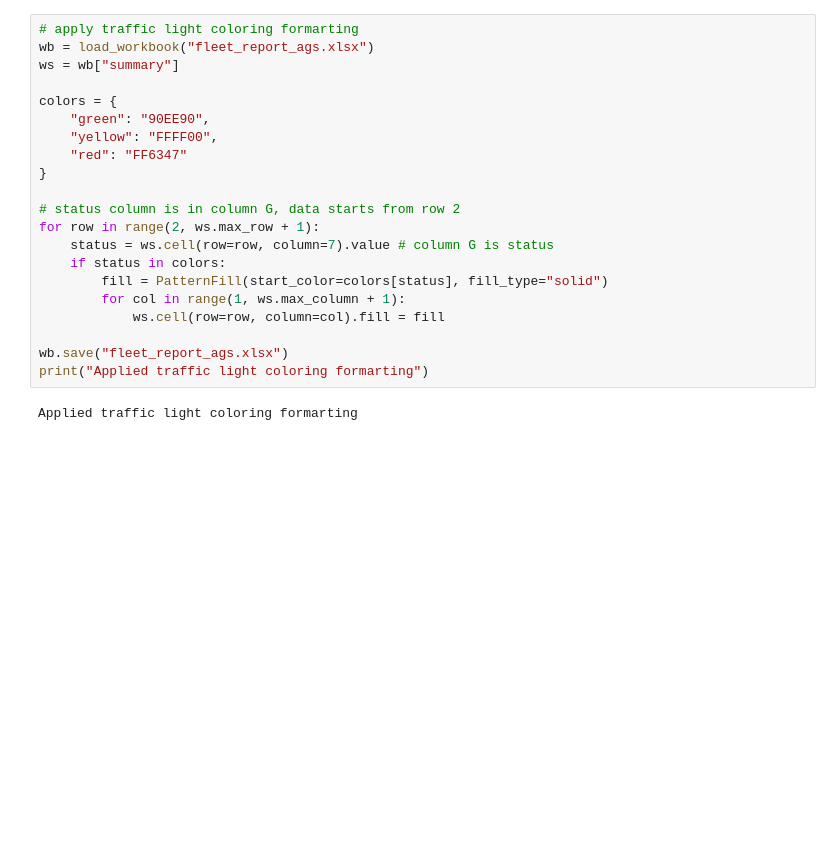
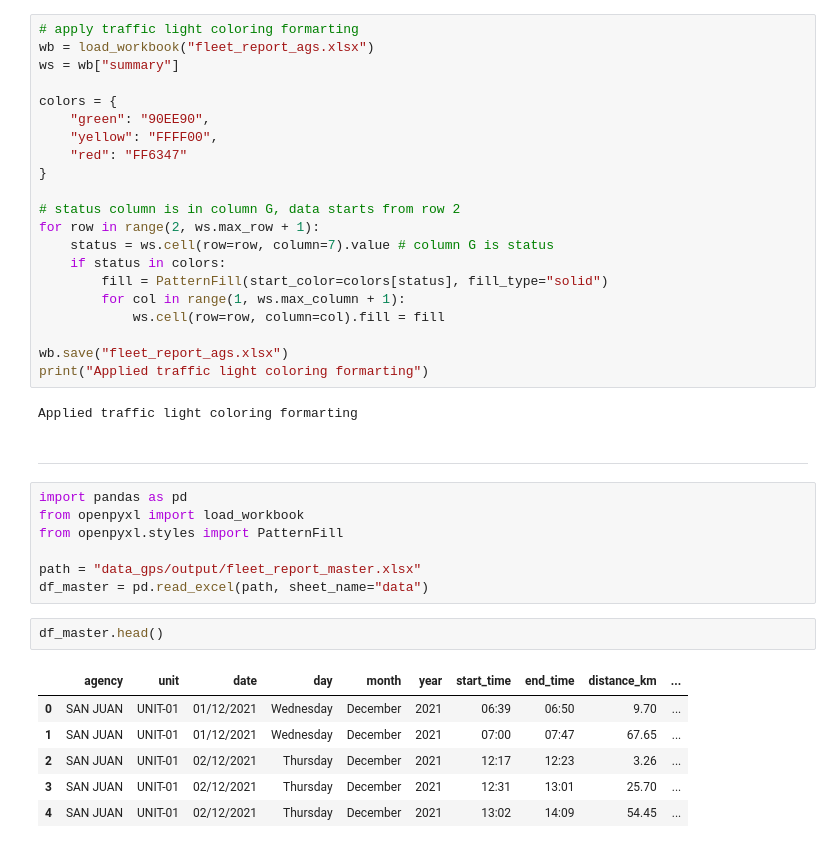
Before and after one commit to Daniel-jcVv/gps-fleet-analytics, a Jupyter notebook: analysis.ipynb, the cells around one changed output. Cells and saved outputs as stored; diff of their text form; blank space fills up the shorter version.

```diff
--- a/analysis.ipynb
+++ b/analysis.ipynb
@@ -191,3 +191,21 @@ wb.save("fleet_report_ags.xlsx")
 print("Applied traffic light coloring formarting")
 # %% [output]
 Applied traffic light coloring formarting
+# %% [markdown]
+---
+# %%
+import pandas as pd
+from openpyxl import load_workbook
+from openpyxl.styles import PatternFill
+
+path = "data_gps/output/fleet_report_master.xlsx"
+df_master = pd.read_excel(path, sheet_name="data")
+# %%
+df_master.head()
+# %% [output]
+|  | agency | unit | date | day | month | year | start_time | end_time | distance_km | ... |
+| 0 | SAN JUAN | UNIT-01 | 01/12/2021 | Wednesday | December | 2021 | 06:39 | 06:50 | 9.70 | ... |
+| 1 | SAN JUAN | UNIT-01 | 01/12/2021 | Wednesday | December | 2021 | 07:00 | 07:47 | 67.65 | ... |
+| 2 | SAN JUAN | UNIT-01 | 02/12/2021 | Thursday | December | 2021 | 12:17 | 12:23 | 3.26 | ... |
+| 3 | SAN JUAN | UNIT-01 | 02/12/2021 | Thursday | December | 2021 | 12:31 | 13:01 | 25.70 | ... |
+| 4 | SAN JUAN | UNIT-01 | 02/12/2021 | Thursday | December | 2021 | 13:02 | 14:09 | 54.45 | ... |
```
Also changed, not shown: parts of 8 cells of this notebook, 7 other files.
